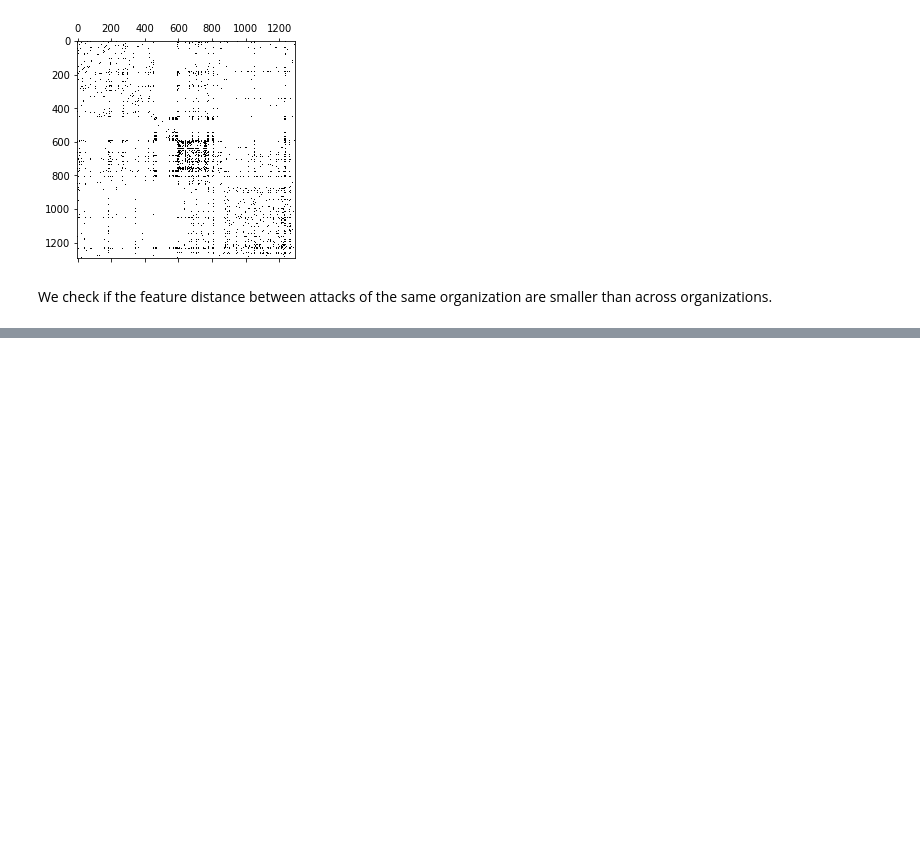
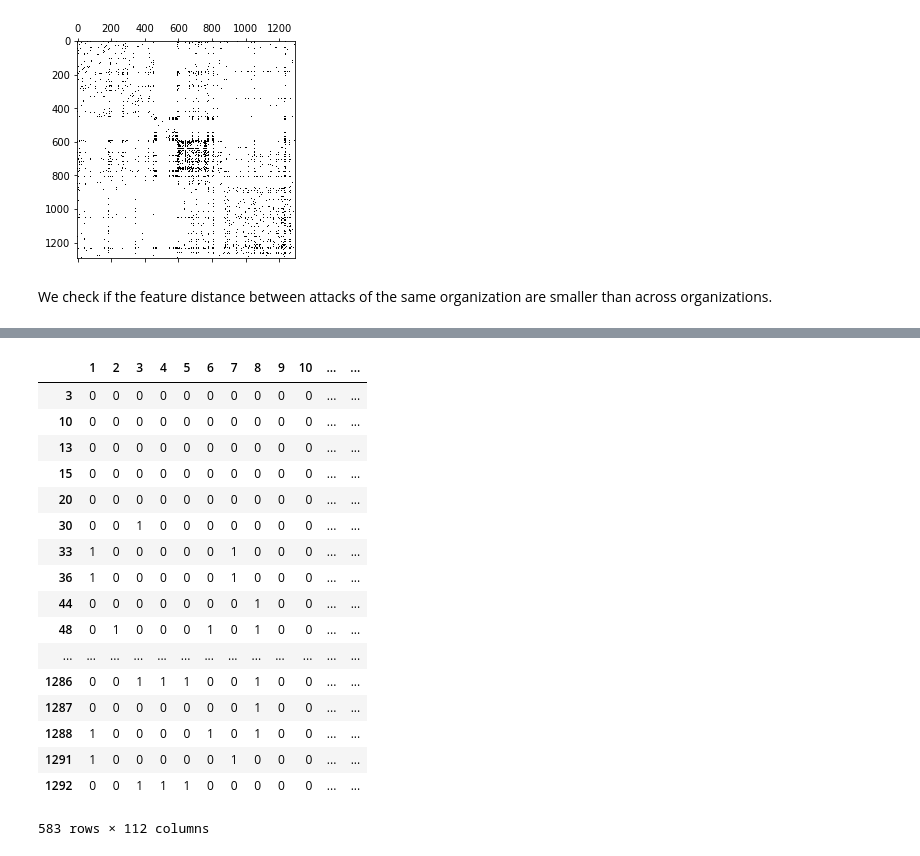
Before and after one commit to yusiZou/NTDS_project, a Jupyter notebook: code.ipynb, the cells around one changed output, grey strips where cells are left out. Saved outputs shown, nothing was run; the diff lists cells and outputs as text; code cells hidden in the pictures; blank space fills up the shorter version.

```diff
--- a/code.ipynb
+++ b/code.ipynb
@@ -209,0 +220,2 @@ plt.title('Global distance vs organization distance', size=16);
+# %%
+famous_orgs = attack_per_org[attack_per_org['count'] >= 10]
@@ -209,0 +224,21 @@ plt.title('Global distance vs organization distance', size=16);
+# %%
+with_dummies[attacks.organization.apply(lambda x: x in famous_orgs.index)]
+# %% [output]
+|  | 1 | 2 | 3 | 4 | 5 | 6 | 7 | 8 | 9 | 10 | ... | ... |
+| 3 | 0 | 0 | 0 | 0 | 0 | 0 | 0 | 0 | 0 | 0 | ... | ... |
+| 10 | 0 | 0 | 0 | 0 | 0 | 0 | 0 | 0 | 0 | 0 | ... | ... |
+| 13 | 0 | 0 | 0 | 0 | 0 | 0 | 0 | 0 | 0 | 0 | ... | ... |
+| 15 | 0 | 0 | 0 | 0 | 0 | 0 | 0 | 0 | 0 | 0 | ... | ... |
+| 20 | 0 | 0 | 0 | 0 | 0 | 0 | 0 | 0 | 0 | 0 | ... | ... |
+| 30 | 0 | 0 | 1 | 0 | 0 | 0 | 0 | 0 | 0 | 0 | ... | ... |
+| 33 | 1 | 0 | 0 | 0 | 0 | 0 | 1 | 0 | 0 | 0 | ... | ... |
+| 36 | 1 | 0 | 0 | 0 | 0 | 0 | 1 | 0 | 0 | 0 | ... | ... |
+| 44 | 0 | 0 | 0 | 0 | 0 | 0 | 0 | 1 | 0 | 0 | ... | ... |
+| 48 | 0 | 1 | 0 | 0 | 0 | 1 | 0 | 1 | 0 | 0 | ... | ... |
+| ... | ... | ... | ... | ... | ... | ... | ... | ... | ... | ... | ... | ... |
+| 1286 | 0 | 0 | 1 | 1 | 1 | 0 | 0 | 1 | 0 | 0 | ... | ... |
+| 1287 | 0 | 0 | 0 | 0 | 0 | 0 | 0 | 1 | 0 | 0 | ... | ... |
+| 1288 | 1 | 0 | 0 | 0 | 0 | 1 | 0 | 1 | 0 | 0 | ... | ... |
+| 1291 | 1 | 0 | 0 | 0 | 0 | 0 | 1 | 0 | 0 | 0 | ... | ... |
+| 1292 | 0 | 0 | 1 | 1 | 1 | 0 | 0 | 0 | 0 | 0 | ... | ... |
+583 rows × 112 columns
```
Also changed, not shown: parts of 20 cells of this notebook.
